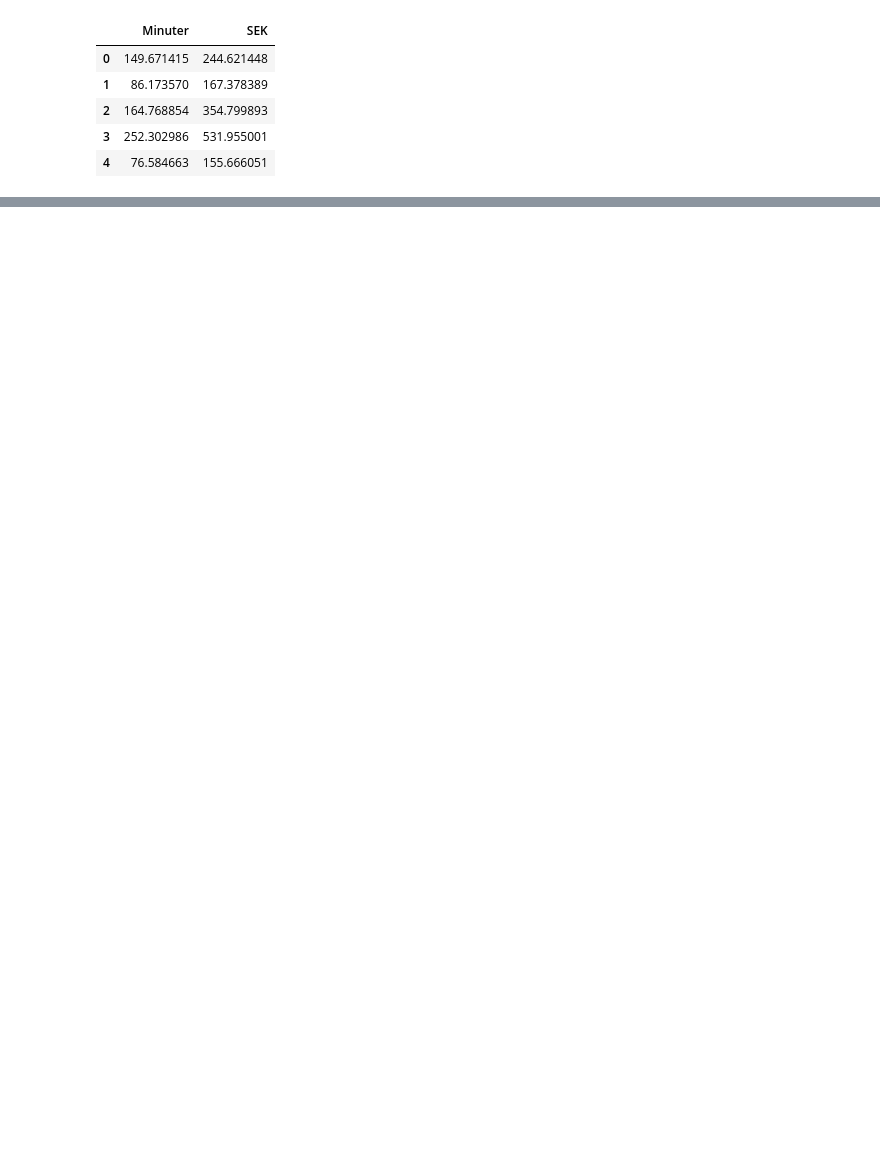
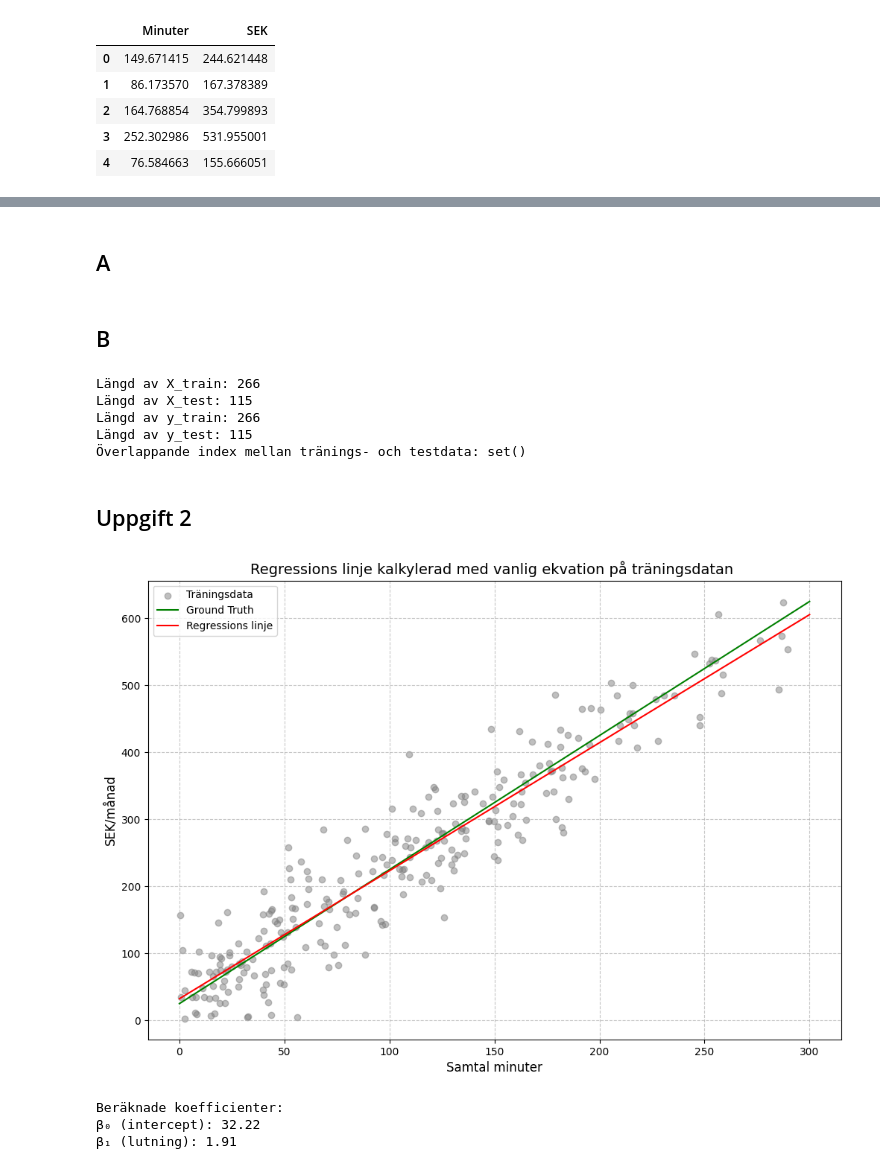
Before and after one commit to n00rp/Machine-Learning, a Jupyter notebook: Övningsuppgifter/E00_linjär_regression.ipynb, the cells around one changed output, grey strips where cells are left out. Cells and saved outputs as stored; diff of their text form; code cells hidden in the pictures; blank space fills up the shorter version.

```diff
--- a/Övningsuppgifter/E00_linjär_regression.ipynb
+++ b/Övningsuppgifter/E00_linjär_regression.ipynb
@@ -112,0 +119,2 @@ df.head()
+# %% [markdown]
+## A
@@ -112,0 +157,74 @@ df.head()
+# %% [markdown]
+## B
+# %%
+# b) Använd funktionen för att dela upp ditt data
+# Skapa en DataFrame med de filtrerade värdena
+df = pd.DataFrame({'Minutes': x_filtered, 'Cost': y_filtered})
+
+# Dela upp data i tränings- och testdata
+X_train, X_test, y_train, y_test = train_test_split(df[['Minutes']], df[['Cost']])
+
+# Skriv ut längden på tränings- och testdata
+print(f"Längd av X_train: {len(X_train)}")
+print(f"Längd av X_test: {len(X_test)}")
+print(f"Längd av y_train: {len(y_train)}")
+print(f"Längd av y_test: {len(y_test)}")
+
+# Kontrollera att tränings- och testdata inte överlappar
+train_indices = X_train.index
+test_indices = X_test.index
+overlap = set(train_indices).intersection(set(test_indices))
+print(f"Överlappande index mellan tränings- och testdata: {overlap}")
+# %% [output]
+Längd av X_train: 266
+Längd av X_test: 115
+Längd av y_train: 266
+Längd av y_test: 115
+Överlappande index mellan tränings- och testdata: set()
+# %% [markdown]
+## Uppgift 2
+# %%
+import numpy as np
+import matplotlib.pyplot as plt
+
+# Beräkna koefficienterna med normalformeln
+# Lägg till en kolumn med ettor för intercept
+X = np.column_stack([np.ones(len(X_train)), X_train['Minutes']])
+y = y_train['Cost'].values
+
+# Normalformeln: β = (X^T X)^(-1) X^T y
+beta = np.linalg.inv(X.T @ X) @ X.T @ y
+
+# Skapa prediktioner för plottet
+x_plot = np.linspace(0, 300, 100)
+y_pred = beta[0] + beta[1] * x_plot
+
+# Skapa plot
+plt.figure(figsize=(12, 8))
+
+# Plotta träningsdata
+plt.scatter(X_train['Minutes'], y_train['Cost'], alpha=0.5, color='gray', label='Träningsdata')
+
+# Plotta ground truth (y = 2x + 25)
+plt.plot(x_plot, 2 * x_plot + 25, color='green', label='Ground Truth')
+
+# Plotta regressionslinjen
+plt.plot(x_plot, y_pred, color='red', label='Regressions linje')
+
+# Lägg till labels och titel
+plt.title('Regressions linje kalkylerad med vanlig ekvation på träningsdatan ', fontsize=14)
+plt.xlabel('Samtal minuter', fontsize=12)
+plt.ylabel('SEK/månad', fontsize=12)
+plt.grid(True, linestyle='--', alpha=0.7)
+plt.legend()
+plt.show()
+
+# Skriv ut de beräknade koefficienterna
+print(f"Beräknade koefficienter:")
+print(f"β₀ (intercept): {beta[0]:.2f}")
+print(f"β₁ (lutning): {beta[1]:.2f}")
+# %% [output]
+[figure, added]
+Beräknade koefficienter:
+β₀ (intercept): 32.22
+β₁ (lutning): 1.91
```
Also changed, not shown: parts of 11 cells of this notebook.
